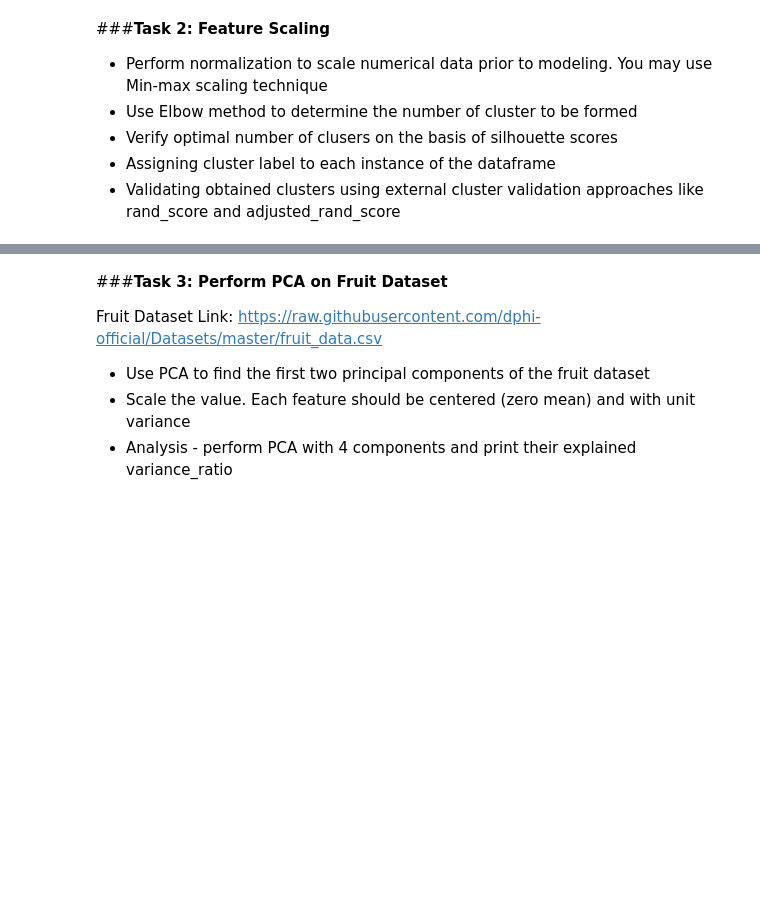
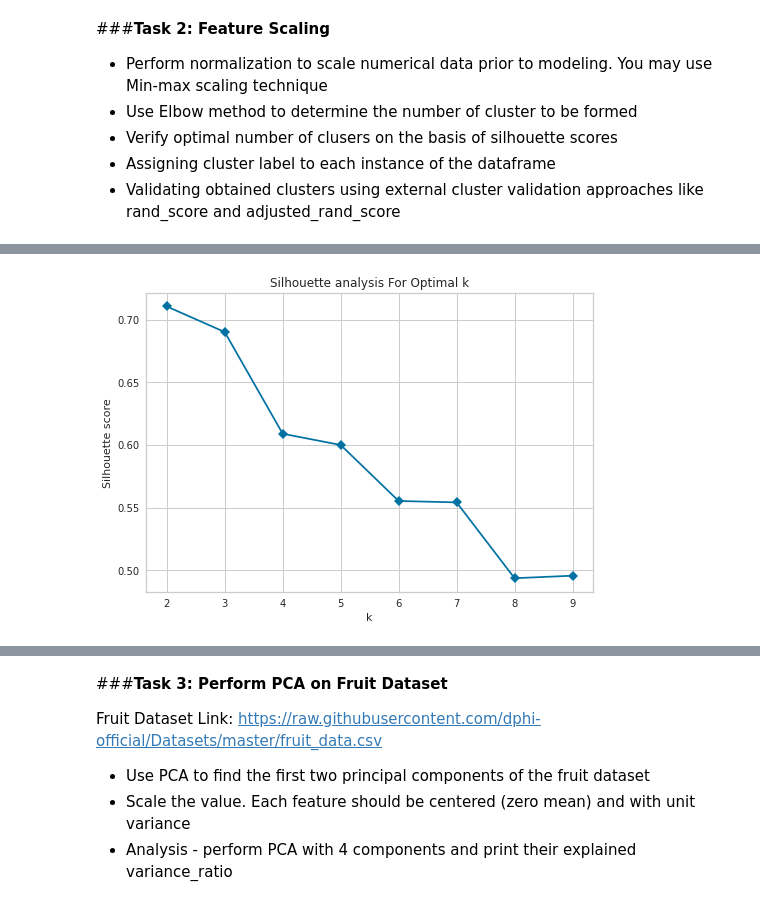
Before and after one commit to lophy95/Unsupervised-Learning, a Jupyter notebook: assignment.ipynb, the cells around one changed output, grey strips where cells are left out. Drawn from its saved outputs; the diff is of its cells as text; code cells hidden in the pictures; blank space fills up the shorter version.

```diff
--- a/assignment.ipynb
+++ b/assignment.ipynb
@@ -46,0 +236,22 @@ As part of the assignment, you will have to accomplish the below tasks.
+# %%
+#Verify optimal number of clusers on the basis of silhouette scores
+from sklearn.metrics import silhouette_score
+#range_n_clusters = [2, 3, 4, 5, 6,7,8,9,10,11,12,13,14,15,16,17,18]
+range_n_clusters = np.arange(2, 10, 1)
+
+silhouette_avg = []
+for num_clusters in range_n_clusters:
+    # initialise kmeans
+    kmeans = KMeans(n_clusters=num_clusters)
+    kmeans.fit(df_s)
+    cluster_labels = kmeans.labels_
+    # silhouette score
+    silhouette_avg.append(silhouette_score(df_s, cluster_labels))
+
+plt.plot(range_n_clusters,silhouette_avg,'bx-',marker='D')
+plt.xlabel("k")
+plt.ylabel("Silhouette score")
+plt.title("Silhouette analysis For Optimal k")
+plt.show()
+# %% [output]
+[figure, added]
```
Also changed, not shown: parts of 29 cells of this notebook.
